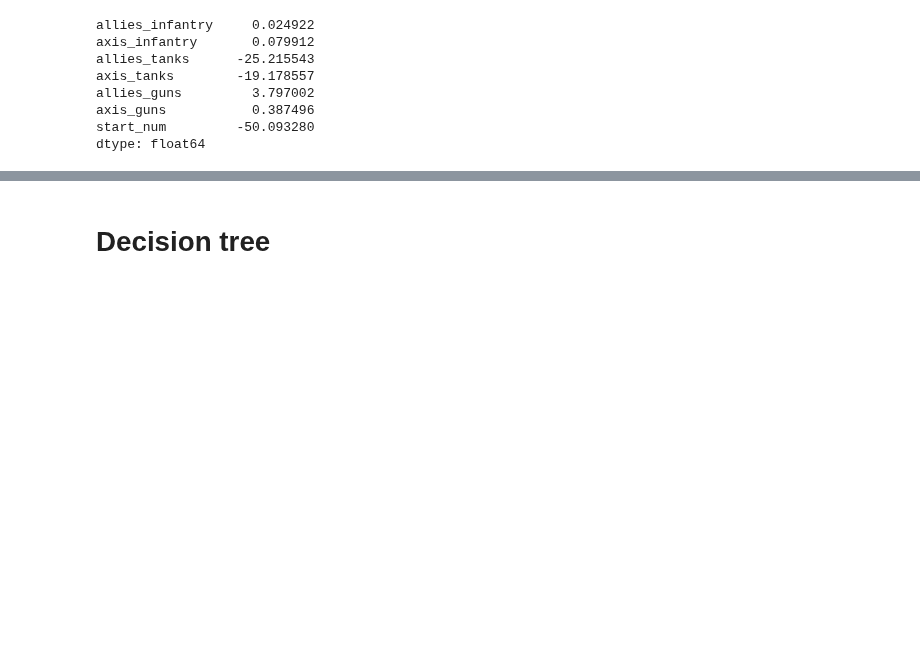
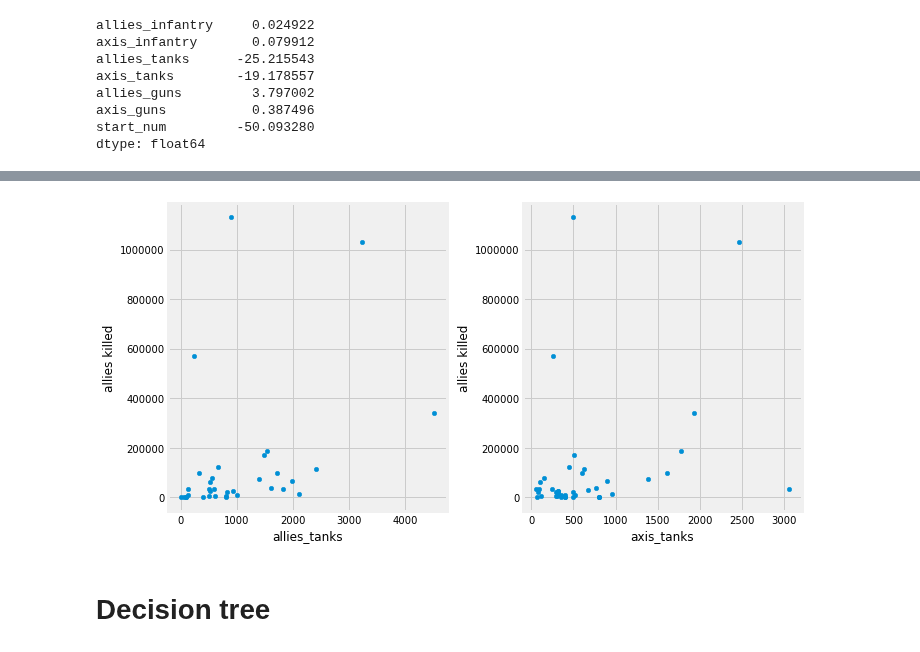
Before and after one commit to PacktPublishing/Learn-Python-by-Building-Data-Science-Applications, a Jupyter notebook: Chapter13/2_supervised_ml.ipynb, the cells around one changed output, grey strips where cells are left out. Cells and saved outputs as stored; diff of their text form; code cells hidden in the pictures; blank space fills up the shorter version.

```diff
--- a/Chapter13/2_supervised_ml.ipynb
+++ b/Chapter13/2_supervised_ml.ipynb
@@ -185,3 +230,12 @@ dtype: float64
+# %%
+fig, axes = plt.subplots(1, 2, figsize=(10,5))
+
+data.plot(kind='scatter', x='allies_tanks', y='allies killed', ax=axes[0])
+data.plot(kind='scatter', x='axis_tanks', y='allies killed', ax=axes[1])
+
+plt.tight_layout()
+# %% [output]
+[figure, added]
 # %% [markdown]
 # Decision tree
 # %%
```
Also changed, not shown: parts of 13 cells of this notebook, 54 other files.
